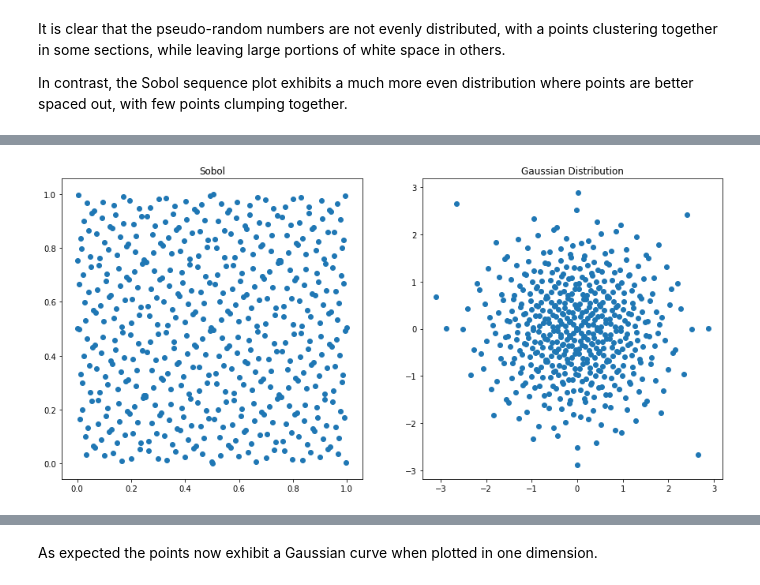
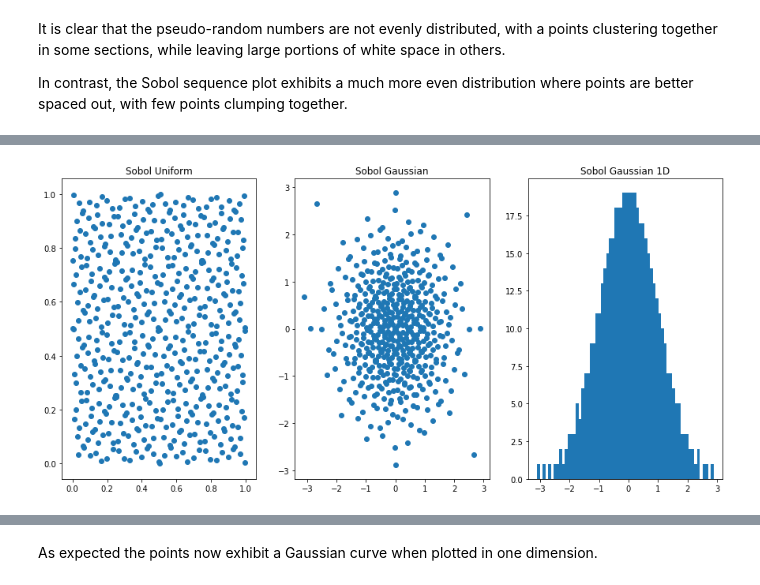
Before and after one commit to dmorgankx/optionpricing, a Jupyter notebook: notebooks/OptionPricing.ipynb, the cells around one changed output, grey strips where cells are left out. Drawn from its saved outputs; the diff is of its cells as text; code cells hidden in the pictures.

```diff
--- a/notebooks/OptionPricing.ipynb
+++ b/notebooks/OptionPricing.ipynb
@@ -150,6 +145,6 @@ The generated sequences are then converted from a uniform distribution to a gaus
 This is demonstrated using the inverse cumulative normal function, `invcnorm`.
 # %%
 zsob:invcnorm each sob
-subplot[sob;zsob;"Sobol";"Gaussian Distribution";`scatter]
+subplot[(sob;zsob;first zsob);("Sobol Uniform";"Sobol Gaussian";"Sobol Gaussian 1D");3;`scatter`scatter`hist]
 # %% [output]
-[figure, old version]
+[figure, new version]
```
Also changed, not shown: parts of 25 cells of this notebook, 1 other file.
